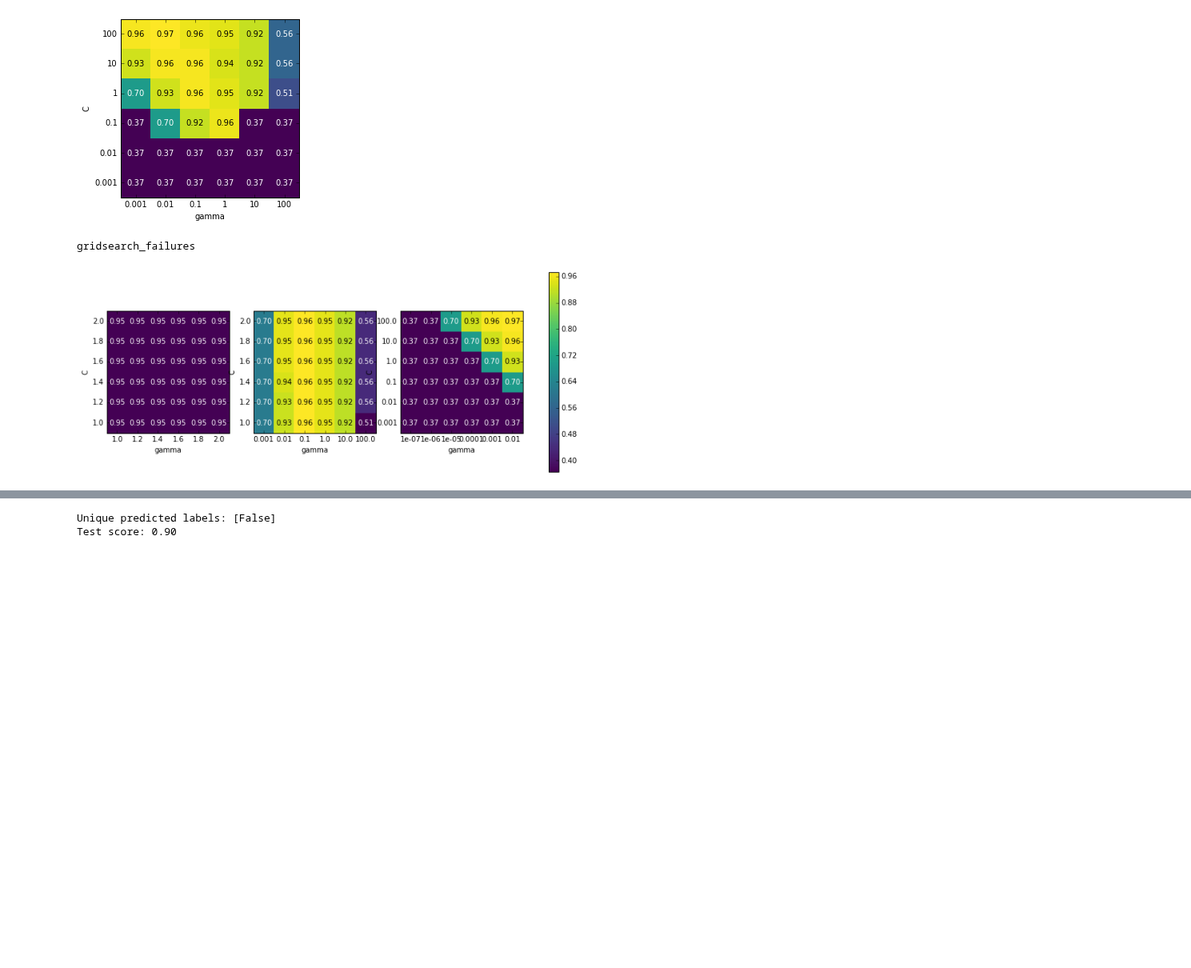
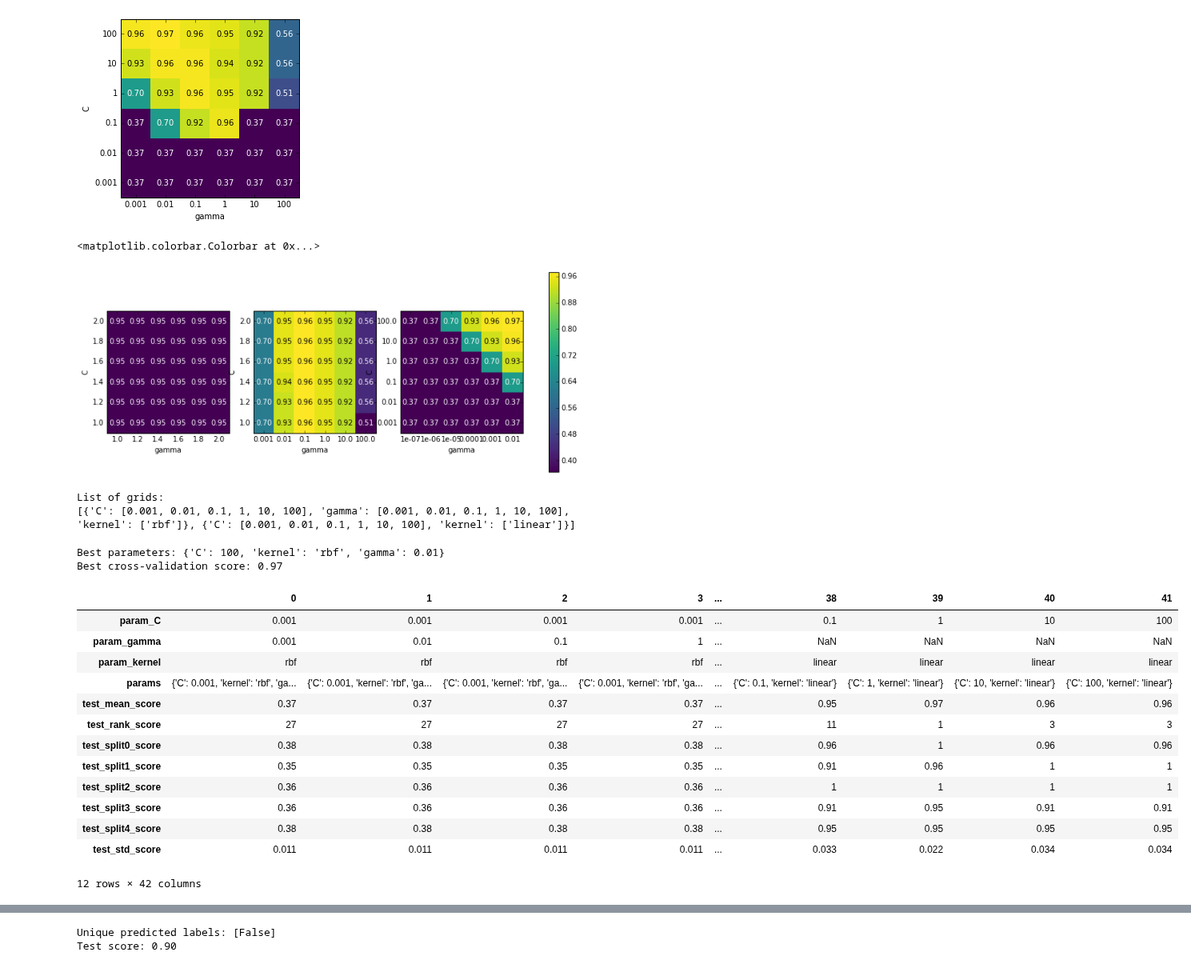
Before and after one commit to amueller/introduction_to_ml_with_python, a Jupyter notebook: 05-model-evaluation-and-improvement.ipynb, the cells around one changed output, grey strips where cells are left out. Shown at 80% size. Cells and saved outputs as stored; diff of their text form; code cells hidden in the pictures; blank space fills up the shorter version.

```diff
--- a/05-model-evaluation-and-improvement.ipynb
+++ b/05-model-evaluation-and-improvement.ipynb
@@ -323,13 +333,49 @@ for param_grid, ax in zip([param_grid_linear, param_grid_one_log,
     scores = grid_search.results_['test_mean_score'].reshape(6, 6)
 
     # plot the mean cross-validation scores
-    scores_image = mglearn.tools.heatmap(scores, xlabel='gamma', ylabel='C',
-                                         xticklabels=param_grid['gamma'],
-                                         yticklabels=param_grid['C'], cmap="viridis", ax=ax)
+    scores_image = mglearn.tools.heatmap(
+        scores, xlabel='gamma', ylabel='C', xticklabels=param_grid['gamma'],
+        yticklabels=param_grid['C'], cmap="viridis", ax=ax)
 
 plt.colorbar(scores_image, ax=axes.tolist())
-print("gridsearch_failures")
 # %% [output]
-gridsearch_failures
+<matplotlib.colorbar.Colorbar at 0x...>
 [figure]
+# %%
+param_grid = [{'kernel': ['rbf'],
+               'C': [0.001, 0.01, 0.1, 1, 10, 100],
+               'gamma': [0.001, 0.01, 0.1, 1, 10, 100]},
+              {'kernel': ['linear'],
+               'C': [0.001, 0.01, 0.1, 1, 10, 100]}]
+print("List of grids:\n{}".format(param_grid))
+# %% [output]
+List of grids:
+[{'C': [0.001, 0.01, 0.1, 1, 10, 100], 'gamma': [0.001, 0.01, 0.1, 1, 10, 100], 'kernel': ['rbf']}, {'C': [0.001, 0.01, 0.1, 1, 10, 100], 'kernel': ['linear']}]
+# %%
+grid_search = GridSearchCV(SVC(), param_grid, cv=5)
+grid_search.fit(X_train, y_train)
+print("Best parameters: {}".format(grid_search.best_params_))
+print("Best cross-validation score: {:.2f}".format(grid_search.best_score_))
+# %% [output]
+Best parameters: {'C': 100, 'kernel': 'rbf', 'gamma': 0.01}
+Best cross-validation score: 0.97
+# %%
+results = pd.DataFrame(grid_search.results_)
+# we display the transposed table so that it better fits on the page:
+display(results.T)
+# %% [output]
+|  | 0 | 1 | 2 | 3 | ... | 38 | 39 | 40 | 41 |
+| param_C | 0.001 | 0.001 | 0.001 | 0.001 | ... | 0.1 | 1 | 10 | 100 |
+| param_gamma | 0.001 | 0.01 | 0.1 | 1 | ... | NaN | NaN | NaN | NaN |
+| param_kernel | rbf | rbf | rbf | rbf | ... | linear | linear | linear | linear |
+| params | {'C': 0.001, 'kernel': 'rbf', 'ga... | {'C': 0.001, 'kernel': 'rbf', 'ga... | {'C': 0.001, 'kernel': 'rbf', 'ga... | {'C': 0.001, 'kernel': 'rbf', 'ga... | ... | {'C': 0.1, 'kernel': 'linear'} | {'C': 1, 'kernel': 'linear'} | {'C': 10, 'kernel': 'linear'} | {'C': 100, 'kernel': 'linear'} |
+| test_mean_score | 0.37 | 0.37 | 0.37 | 0.37 | ... | 0.95 | 0.97 | 0.96 | 0.96 |
+| test_rank_score | 27 | 27 | 27 | 27 | ... | 11 | 1 | 3 | 3 |
+| test_split0_score | 0.38 | 0.38 | 0.38 | 0.38 | ... | 0.96 | 1 | 0.96 | 0.96 |
+| test_split1_score | 0.35 | 0.35 | 0.35 | 0.35 | ... | 0.91 | 0.96 | 1 | 1 |
+| test_split2_score | 0.36 | 0.36 | 0.36 | 0.36 | ... | 1 | 1 | 1 | 1 |
+| test_split3_score | 0.36 | 0.36 | 0.36 | 0.36 | ... | 0.91 | 0.95 | 0.91 | 0.91 |
+| test_split4_score | 0.38 | 0.38 | 0.38 | 0.38 | ... | 0.95 | 0.95 | 0.95 | 0.95 |
+| test_std_score | 0.011 | 0.011 | 0.011 | 0.011 | ... | 0.033 | 0.022 | 0.034 | 0.034 |
+12 rows × 42 columns
 # %% [markdown]
```
Also changed, not shown: parts of 84 cells of this notebook, 4 other files.
